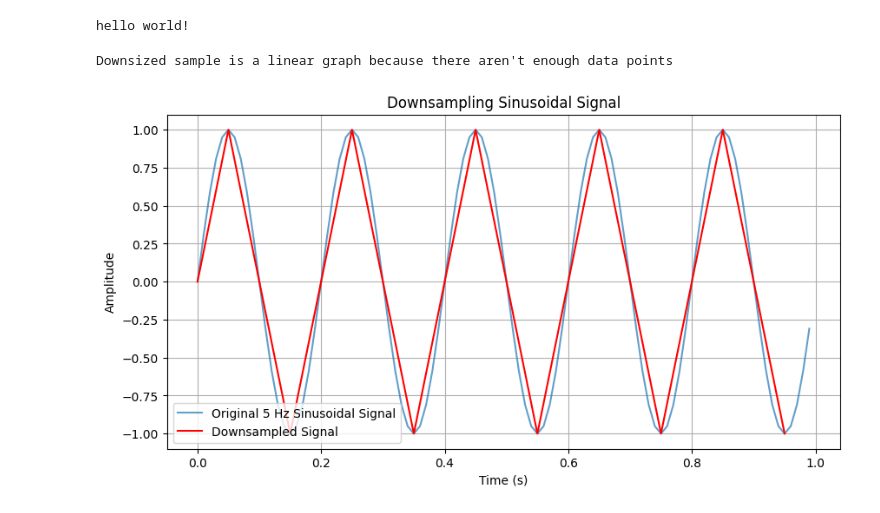
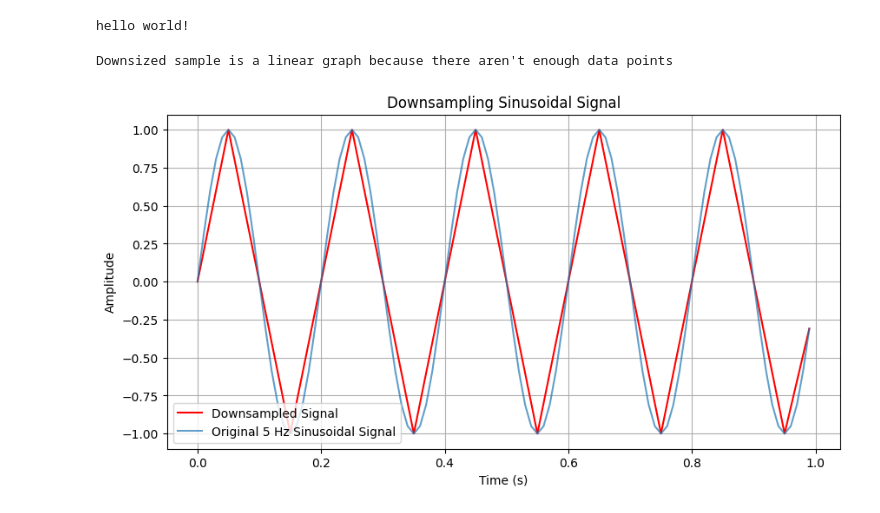
Before and after one commit to AdrielMendelsohn/Mini-Python-Project, a Jupyter notebook: Mini-Project-Main.ipynb, the cells around one changed output. Cells and saved outputs as stored; diff of their text form; code cells hidden in the pictures.

Commit message:
Main 0.3 - Added comments, fixed the end of q1 graph, finished q2.1

```diff
--- a/Mini-Project-Main.ipynb
+++ b/Mini-Project-Main.ipynb
@@ -24,42 +24,42 @@ def downsample_sin(signal: np.array):
     extrema_indices = np.sort(np.concatenate((peaks, troughs)))
     # Combining the indices
     combined_indices = np.unique(np.concatenate((downsampled_indices, extrema_indices)))
+    # adding the last index
+    last_index = len(signal) - 1
+    combined_indices = np.unique(np.append(combined_indices, last_index))
 
     # Get the downsampled signal (y values)
     downsampled_signal = signal[combined_indices]
 
 
     # Plot the downsized signal
+    plt.figure(figsize=(10, 5))
     plt.plot(t[combined_indices], downsampled_signal, color='red', label='Downsampled Signal')
 
-    # plt.plot(combined_indices, downsampled_signal, 'o-', color='red', label='Downsampled Signal')
     return downsampled_signal
-
-
 
 
 
 # Test the function
 t = np.arange(0, 1, 0.01)  # Time vector (0 to 1 second, sampled every 0.01s)
 frequency = 5  # 5 Hz
 signal = np.sin(2 * np.pi * frequency * t)
 
 
-# Plot the original signal
-plt.figure(figsize=(10, 5))
-plt.plot(t, signal, label='Original 5 Hz Sinusoidal Signal', alpha=0.7)
-
 # call the function (plots within the function to follow function guidelines of the assignment)
 downsampled_signal = downsample_sin(signal)
+# Plot the original signal
+plt.plot(t, signal, label='Original 5 Hz Sinusoidal Signal', alpha=0.7)
 
 print("Downsized sample is a linear graph because there aren't enough data points")
 
+# More plot info
 plt.title('Downsampling Sinusoidal Signal')
 plt.xlabel('Time (s)')
 plt.ylabel('Amplitude')
 plt.grid()
 plt.legend()
 plt.show()
 # %% [output]
 Downsized sample is a linear graph because there aren't enough data points
-[figure, old version]
+[figure, new version]
```
Also changed, not shown: parts of 3 cells of this notebook.
